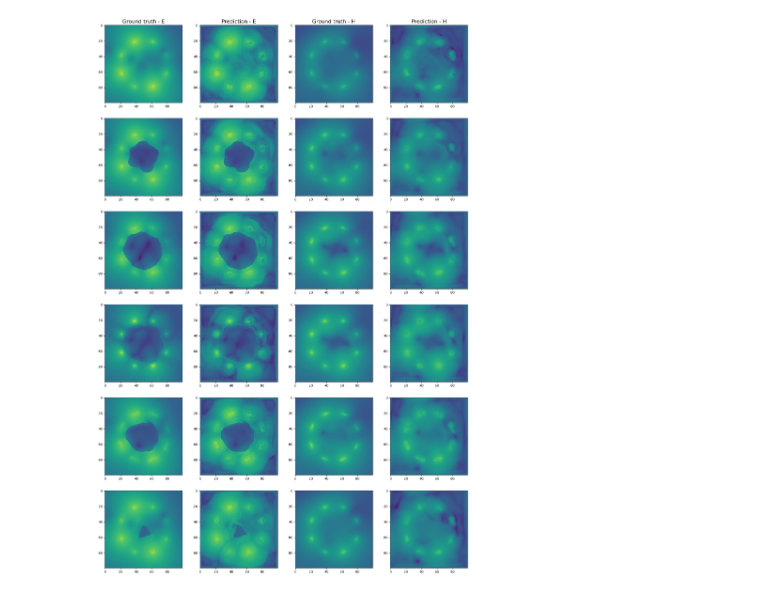
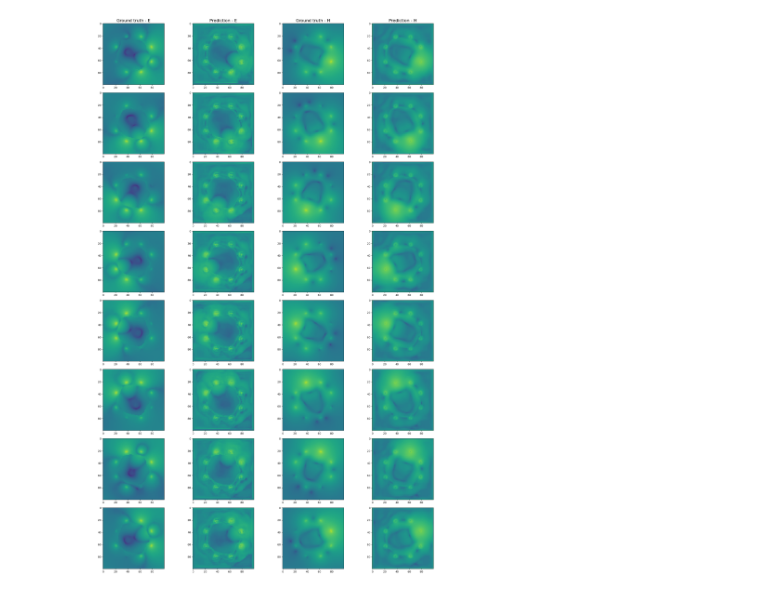
Before and after one commit to badulion/magnet_fno, a Jupyter notebook: results/inference.ipynb, the cells around one changed output. Cells and saved outputs as stored; diff of their text form; code cells hidden in the pictures.

Commit message:
Added visualizations for SingleCoilZeroPhaseShift transform

```diff
--- a/results/inference.ipynb
+++ b/results/inference.ipynb
@@ -12,7 +12,7 @@ import torch
 
 from torch.utils.data import DataLoader
 
-from magnet_pinn.data.transforms import Compose, Crop, GridPhaseShift
+from magnet_pinn.data.transforms import Compose, Crop, GridPhaseShift, SingleCoilZeroPhaseShift
 from magnet_pinn.data.grid import MagnetGridIterator
 
 VAL_DIR = "../data/processed/batch_17/grid_voxel_size_4_data_type_float32"
@@ -20,10 +20,10 @@ VAL_DIR = "../data/processed/batch_17/grid_voxel_size_4_data_type_float32"
 augmentation = Compose(
     [
         Crop(crop_size=(100, 100, 100)),
-        GridPhaseShift(num_coils=8)
+        SingleCoilZeroPhaseShift(num_coils=8)
     ]
 )
 
-val_set = MagnetGridIterator(VAL_DIR, transforms=augmentation, num_samples=2)
-val_loader = DataLoader(val_set, batch_size=1, num_workers=2)
+val_set = MagnetGridIterator(VAL_DIR, transforms=augmentation, num_samples=8)
+val_loader = iter(DataLoader(val_set, batch_size=1))
 # %%
@@ -79,27 +141,28 @@ pr = torch.norm(torch.complex(pr_re, pr_im), dim=1)
 # %%
 import matplotlib.pyplot as plt
 
-_, axes = plt.subplots(6, 4, figsize=(20, 30))
+# Plot eight samples, each with only a single coil activated
+
+_, axes = plt.subplots(num_samples, 4, figsize=(20, 30))
 
 titles = ['Ground truth - E', 'Prediction - E', 'Ground truth - H', 'Prediction - H']
 
-e_vmin = min(gt[0, :, :, :].min(), pr[0, :, :, :].min())
-e_vmax = max(gt[0, :, :, :].max(), pr[0, :, :, :].max())
-h_vmin = min(gt[1, :, :, :].min(), pr[1, :, :, :].min())
-h_vmax = max(gt[1, :, :, :].max(), pr[1, :, :, :].max())
+e_vmin = min(gt[:, 0, :, :, :].min(), pr[:, 0, :, :, :].min())
+e_vmax = max(gt[:, 0, :, :, :].max(), pr[:, 0, :, :, :].max())
+h_vmin = min(gt[:, 1, :, :, :].min(), pr[:, 1, :, :, :].min())
+h_vmax = max(gt[:, 1, :, :, :].max(), pr[:, 1, :, :, :].max())
 
 for column, title in zip(axes[0], titles):
     column.set_title(title, fontsize=16)
 
-for row in range(6):
-    slice = 20 + row * 10
+for row in range(num_samples):
+    gt_e = axes[row, 0].imshow(gt[row][0, :, :, 50], cmap='viridis', norm='log', vmin = e_vmin, vmax = e_vmax)
+    pr_e = axes[row, 1].imshow(pr[row][0, :, :, 50], cmap='viridis', norm='log', vmin = e_vmin, vmax = e_vmax)
 
-    gt_e = axes[row, 0].imshow(gt[0, :, :, slice], cmap='viridis', norm='log', vmin = e_vmin, vmax = e_vmax)
-    pr_e = axes[row, 1].imshow(pr[0, :, :, slice], cmap='viridis', norm='log', vmin = e_vmin, vmax = e_vmax)
+    gt_h = axes[row, 2].imshow(gt[row][1, :, :, 50], cmap='viridis', norm='log', vmin = h_vmin, vmax = h_vmax)
+    pr_h = axes[row, 3].imshow(pr[row][1, :, :, 50], cmap='viridis', norm='log', vmin = h_vmin, vmax = h_vmax)
 
-    gt_h = axes[row, 2].imshow(gt[1, :, :, slice], cmap='viridis', norm='log', vmin = h_vmin, vmax = h_vmax)
-    pr_h = axes[row, 3].imshow(pr[1, :, :, slice], cmap='viridis', norm='log', vmin = h_vmin, vmax = h_vmax)
-
+plt.tight_layout()
 plt.show()
 # %% [output]
-[figure, old version]
+[figure, new version]
```
Also changed, not shown: parts of 4 cells of this notebook.
